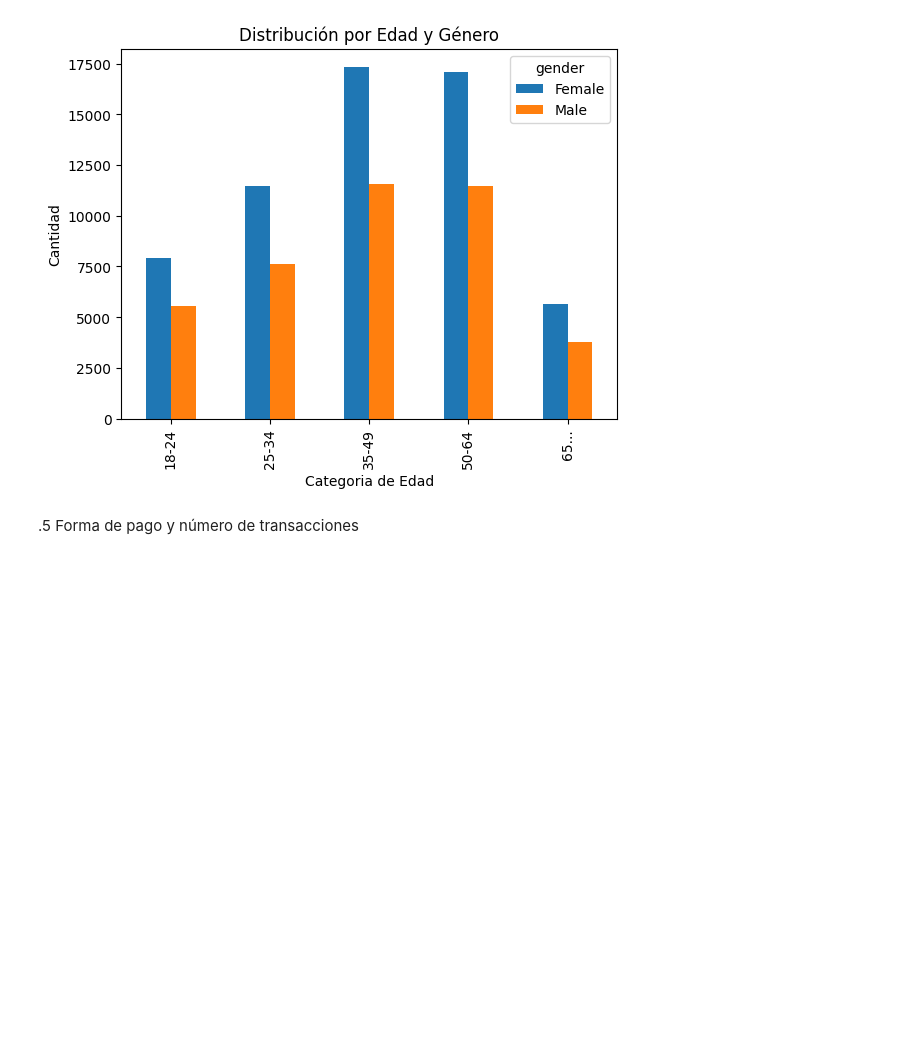
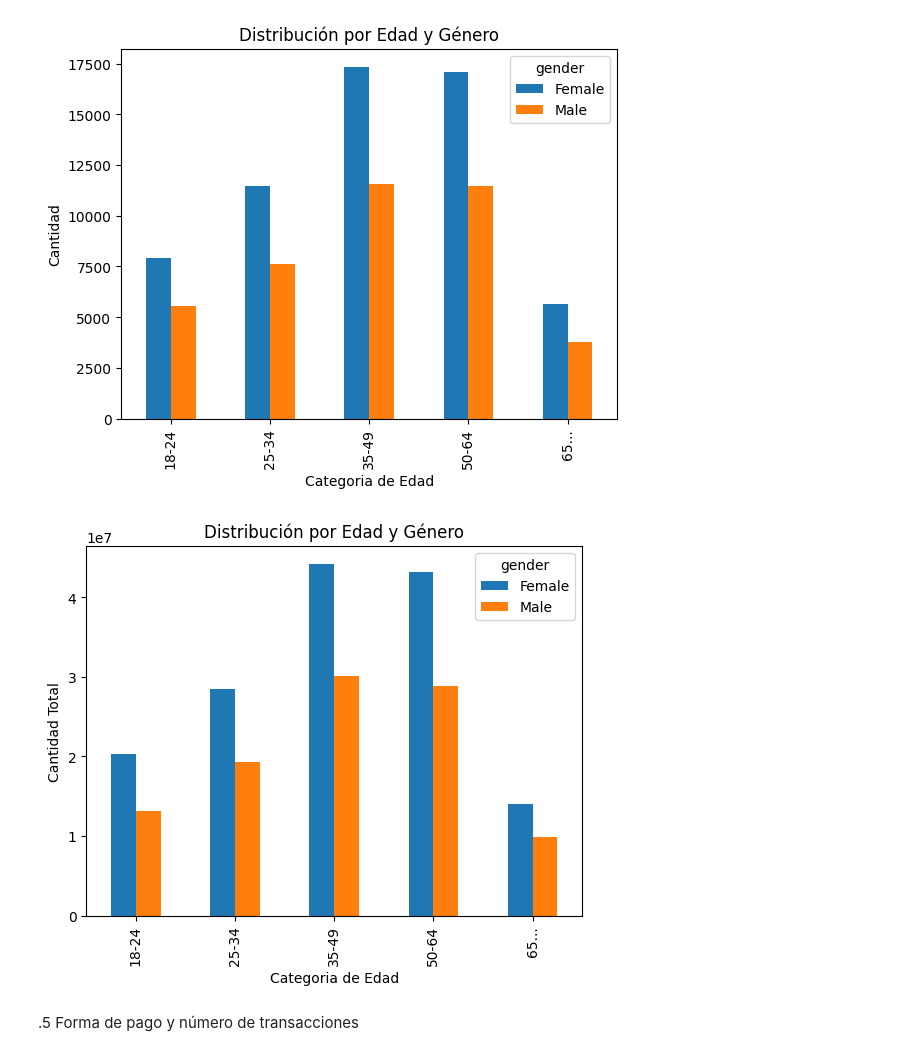
Before and after one commit to CarmenRosillo/retail-analisis, a Jupyter notebook: retail.ipynb, the cells around one changed output. Drawn from its saved outputs; the diff is of its cells as text; code cells hidden in the pictures; blank space fills up the shorter version.

```diff
--- a/retail.ipynb
+++ b/retail.ipynb
@@ -312,0 +392,3 @@ df_conteo_por_grupo = df2.groupby(['gender', 'age_cat']).size().reset_index(name
+# %%
+df_conteo_por_grupo_total= df3.groupby(['gender', 'age_cat'])['total'].sum().sort_values(ascending=False).reset_index(name='Total')
+df_conteo_por_grupo_total
@@ -333,6 +427,15 @@ plt.ylabel('Cantidad')
 plt.show()
 # %% [output]
 [figure]
+# %%
+# Crear un gráfico de barras para los totales
+df_conteo_por_grupo_total.pivot(index='age_cat', columns='gender', values='Total').plot(kind='bar')
+plt.title('Distribución por Edad y Género')
+plt.xlabel('Categoria de Edad')
+plt.ylabel('Cantidad Total')
+plt.show()
+# %% [output]
+[figure, added]
 # %% [markdown]
 .5 Forma de pago y número de transacciones
 # %%
```
Also changed, not shown: parts of 43 cells of this notebook.
